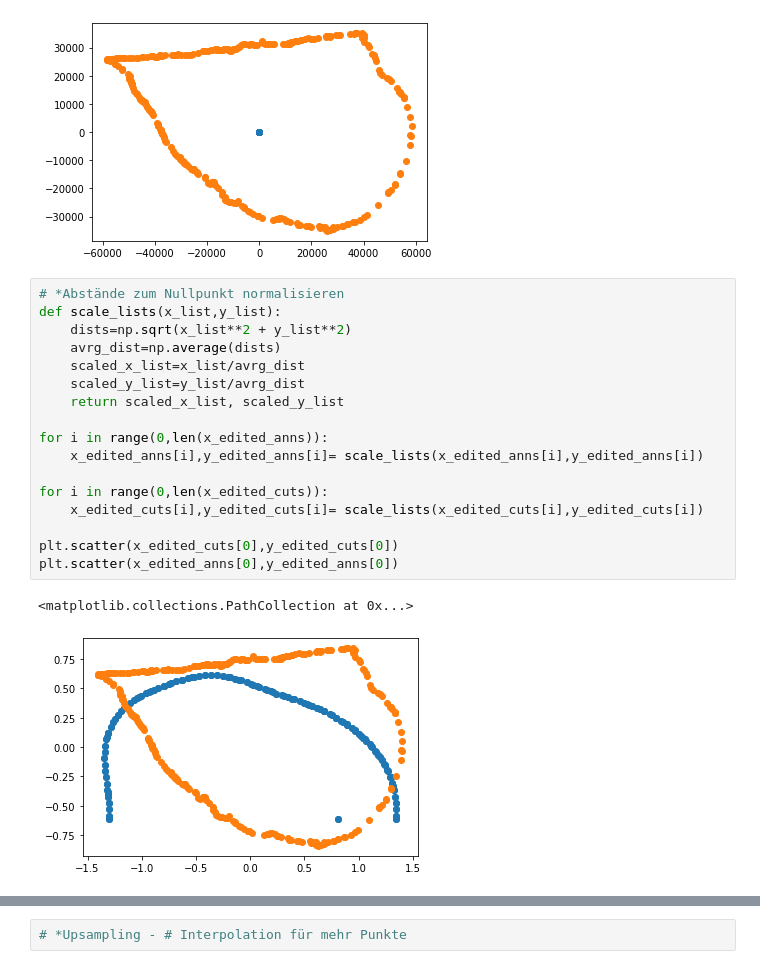
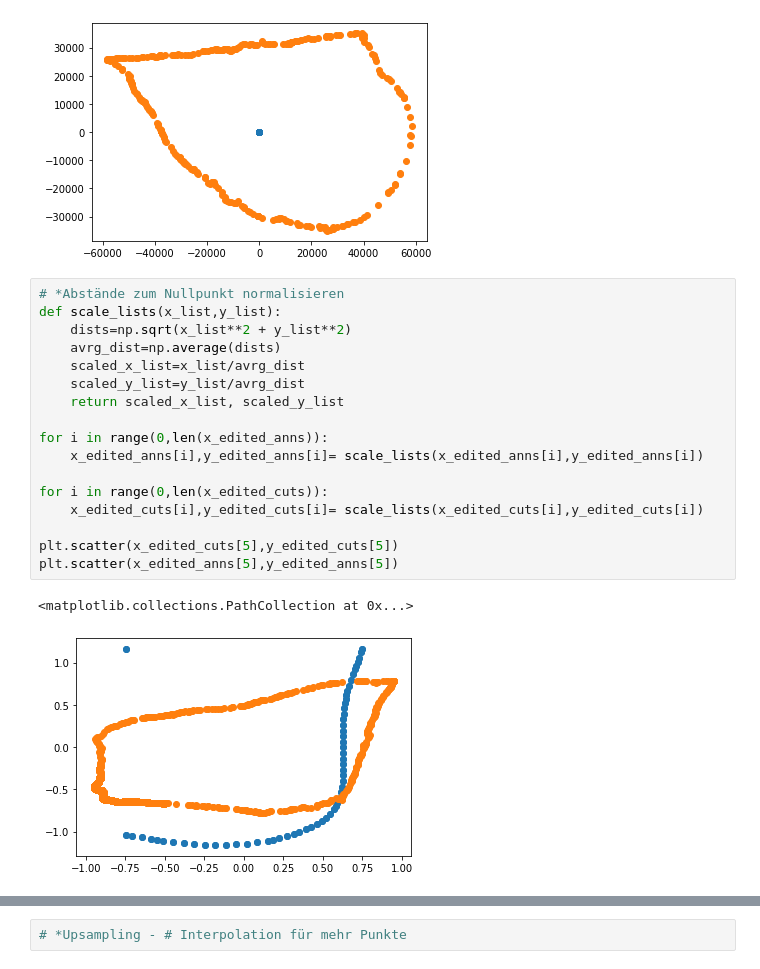
Before and after one commit to AlexHTW/mpi_beleg_4, a Jupyter notebook: registration.ipynb, the cells around one changed output, grey strips where cells are left out. Saved outputs shown, nothing was run; the diff lists cells and outputs as text.

```diff
--- a/registration.ipynb
+++ b/registration.ipynb
@@ -174,23 +174,23 @@ plt.scatter(x_edited_anns[0],y_edited_anns[0])
 # %%
 # *Abstände zum Nullpunkt normalisieren
 def scale_lists(x_list,y_list):
     dists=np.sqrt(x_list**2 + y_list**2)
     avrg_dist=np.average(dists)
     scaled_x_list=x_list/avrg_dist
     scaled_y_list=y_list/avrg_dist
     return scaled_x_list, scaled_y_list
 
 for i in range(0,len(x_edited_anns)):
     x_edited_anns[i],y_edited_anns[i]= scale_lists(x_edited_anns[i],y_edited_anns[i])
 
 for i in range(0,len(x_edited_cuts)):
     x_edited_cuts[i],y_edited_cuts[i]= scale_lists(x_edited_cuts[i],y_edited_cuts[i])
 
-plt.scatter(x_edited_cuts[0],y_edited_cuts[0])
-plt.scatter(x_edited_anns[0],y_edited_anns[0])
+plt.scatter(x_edited_cuts[5],y_edited_cuts[5])
+plt.scatter(x_edited_anns[5],y_edited_anns[5])
 # %% [output]
 <matplotlib.collections.PathCollection at 0x...>
-[figure, old version]
+[figure, new version]
 # %%
 f = plt.figure()
 f, axes = plt.subplots(nrows = 3, ncols = 2, sharex=True, sharey = True)
```
Also changed, not shown: parts of 6 cells of this notebook.
